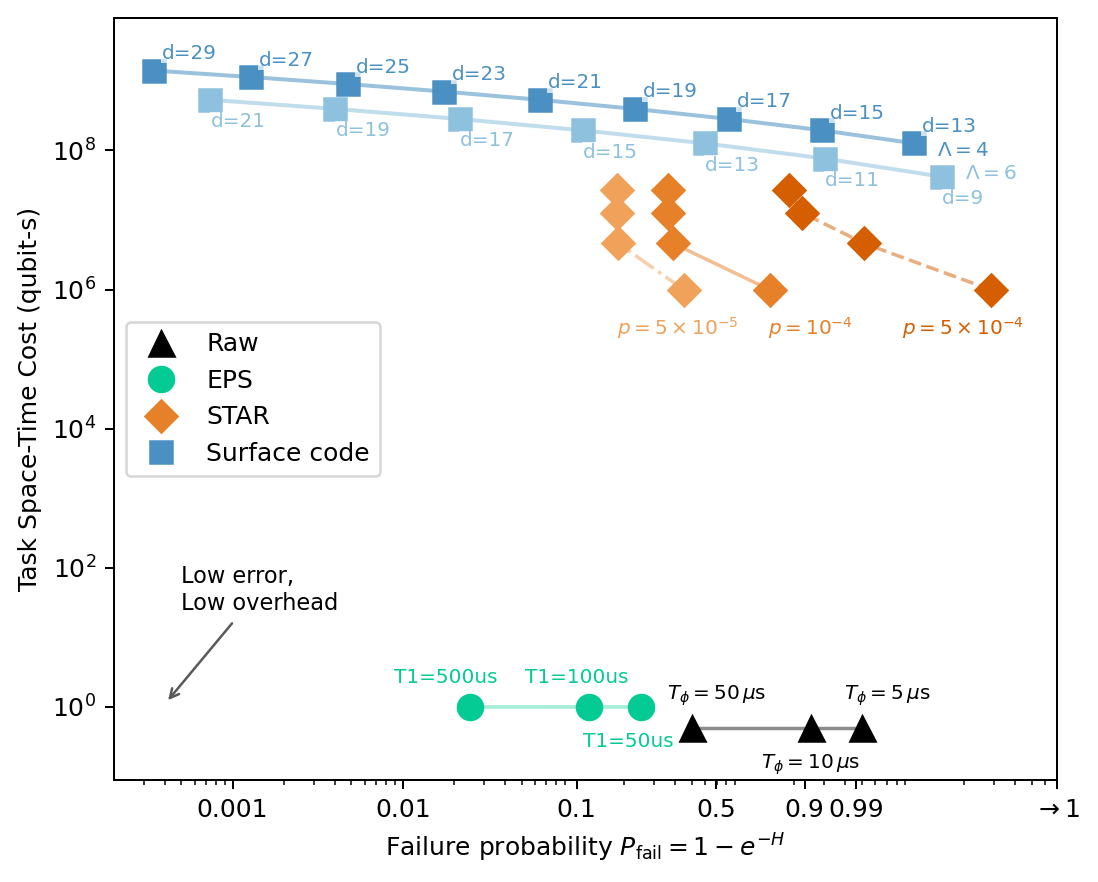
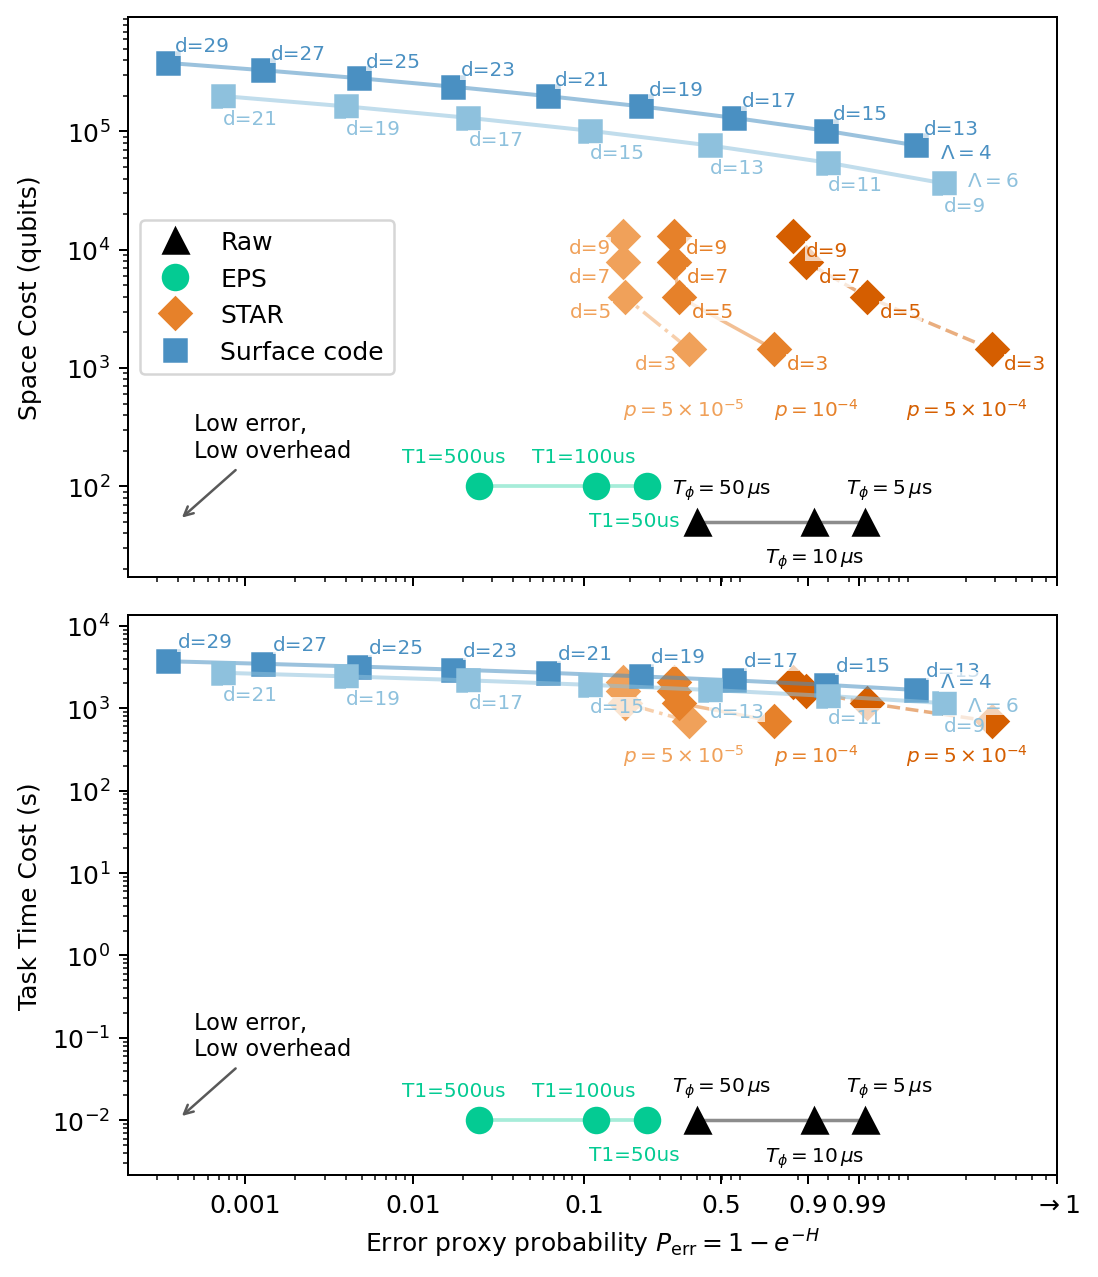
Code edit (unified diff) that turned the first committed figure into the second:
--- before
+++ after
@@ -1,4 +1,17 @@
 comparison_config = default_phenomenological_resource_estimate_config()
 # Default task: Var <= 1, epsilon = 1e-2, two bases -> 20,000 shots.
+# Error-sensitivity choices: 4 for energy density only, 10 for the current
+# energy-density plus radial-correlator task, 50 for strict register survival.
+n_eff_observable = 50
+# EPS slowdown knob: lambda_eps=1 recovers direct analog time.
+lambda_eps = 1
+comparison_config = replace(
+    comparison_config,
+    observable_task=replace(
+        comparison_config.observable_task,
+        error_sensitivity_qubits=n_eff_observable,
+    ),
+    eps=replace(comparison_config.eps, time_overhead_factor=lambda_eps),
+)
 # To recover single-shot/per-attempt costs, uncomment:
 # comparison_config = replace(
@@ -54,13 +67,13 @@
 }
 
-for y_metric, filename in figure_outputs.items():
-    fig, ax = plot_phenomenological_resource_estimate(
-        comparison_points,
-        plot_config=plot_config,
-        y_metric=y_metric,
-    )
-    output_path = FIGURE_DIR / filename
-    fig.savefig(output_path, format="pdf", bbox_inches="tight")
-    plt.show()
+# for y_metric, filename in figure_outputs.items():
+#     fig, ax = plot_phenomenological_resource_estimate(
+#         comparison_points,
+#         plot_config=plot_config,
+#         y_metric=y_metric,
+#     )
+#     output_path = FIGURE_DIR / filename
+#     fig.savefig(output_path, format="pdf", bbox_inches="tight")
+#     plt.show()
 
 # Use any subset of ("space_time", "space", "time") here.

Commit: Use observable-sensitive resource error proxy